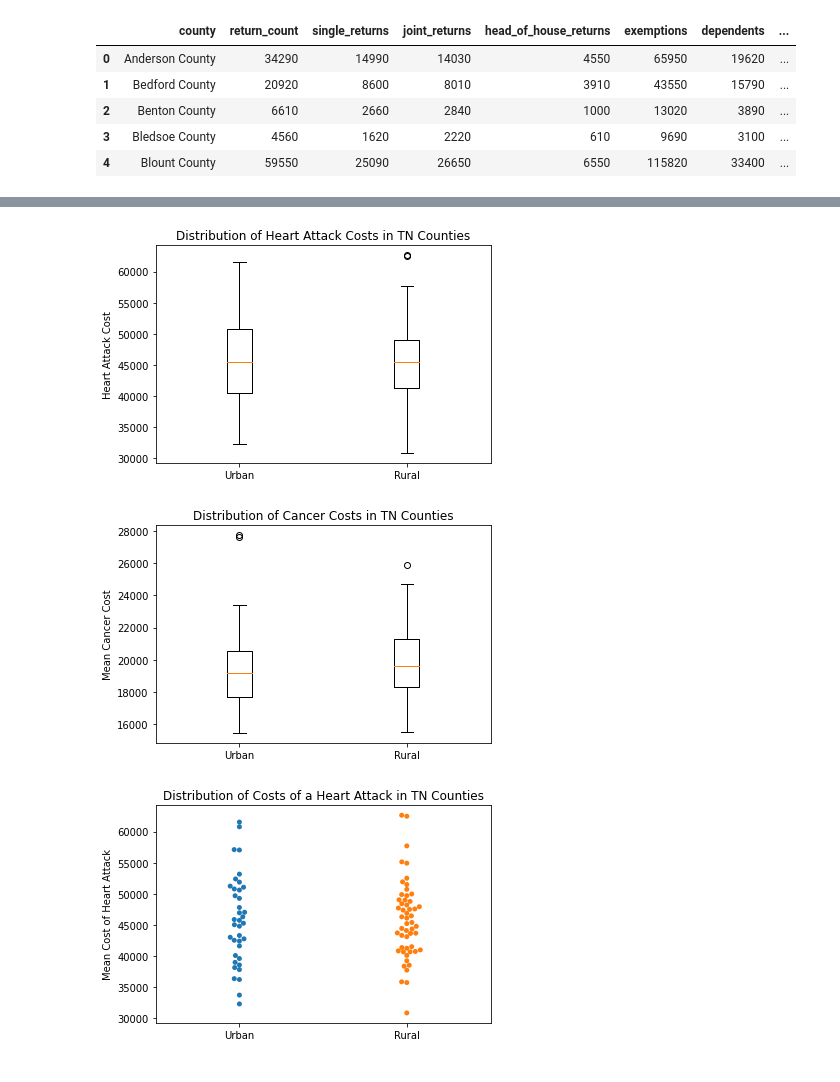
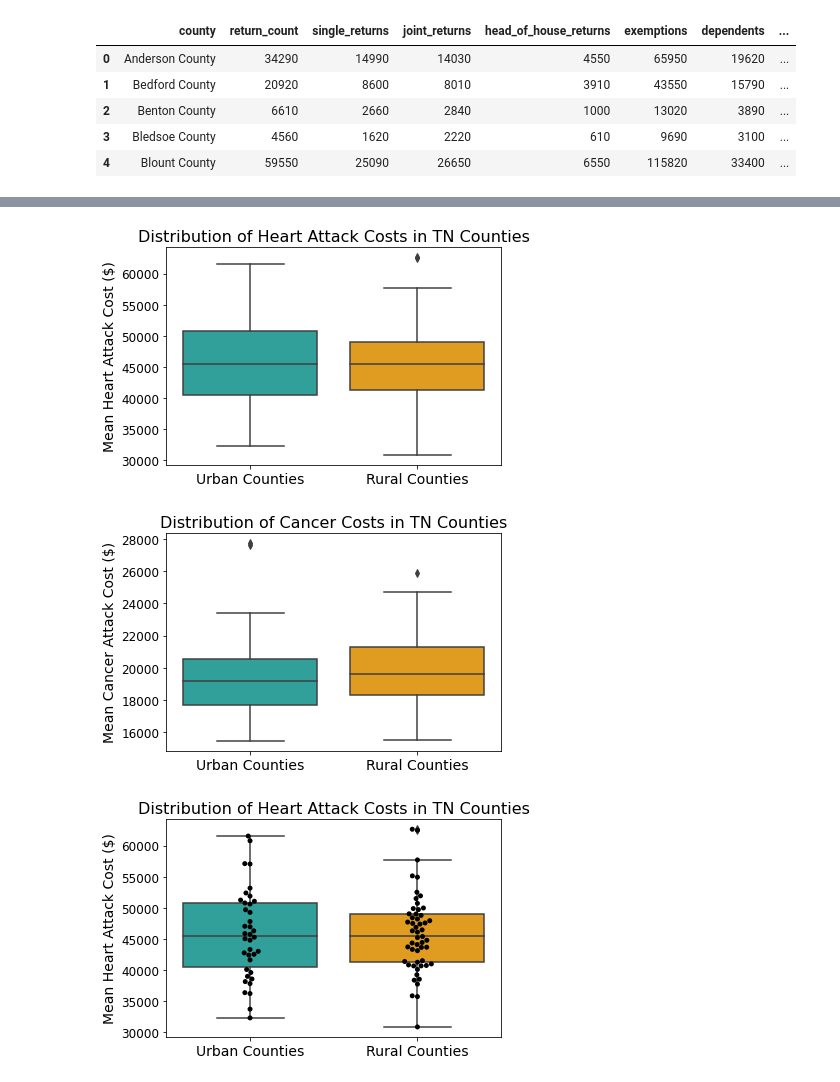
Before and after one commit to jgribble67/data-science-essentials-3, a Jupyter notebook: notebooks/TNMedicalExploration_Gribble.ipynb, the cells around one changed output, grey strips where cells are left out. Drawn from its saved outputs; the diff is of its cells as text; code cells hidden in the pictures.

Commit message:
Week 4 Coding Tasks: Update Graphs and Add Cloropleths

```diff
--- a/notebooks/TNMedicalExploration_Gribble.ipynb
+++ b/notebooks/TNMedicalExploration_Gribble.ipynb
@@ -355,25 +381,30 @@ plt.title("Distribution of Mean Income in TN Counties");
 # %%
 ha_data_boxplot = [ha_costs_df_TN_urban['analysis_value'], ha_costs_df_TN_rural['analysis_value']]
 # %%
-labels=ha_costs_df_TN['urban'].unique()
-plt.boxplot(ha_data_boxplot, labels=labels)
-plt.ylabel("Heart Attack Cost")
-plt.title("Distribution of Heart Attack Costs in TN Counties");
+sns.boxplot(data=ha_data_boxplot, palette = ["lightseagreen", "orange"])
+plt.ylabel("Mean Heart Attack Cost ($)", fontsize = 14)
+plt.yticks(fontsize = 12)
+plt.xticks(fontsize=14, labels = ["Urban Counties", "Rural Counties"], ticks = [0, 1])
+plt.title("Distribution of Heart Attack Costs in TN Counties", fontsize=16);
 # %% [output]
-[figure, old version]
+[figure, new version]
 # %%
 cancer_data_boxplot = [cancer_costs_df_TN_urban['analysis_value'], cancer_costs_df_TN_rural['analysis_value']]
-labels=cancer_costs_df_TN['urban'].unique()
-plt.boxplot(cancer_data_boxplot, labels=labels)
-plt.ylabel("Mean Cancer Cost")
-plt.title("Distribution of Cancer Costs in TN Counties");
+sns.boxplot(data=cancer_data_boxplot, palette = ["lightseagreen", "orange"])
+plt.ylabel("Mean Cancer Attack Cost ($)", fontsize = 14)
+plt.yticks(fontsize = 12)
+plt.xticks(fontsize=14, labels = ["Urban Counties", "Rural Counties"], ticks = [0, 1])
+plt.title("Distribution of Cancer Costs in TN Counties", fontsize=16);
 # %% [output]
-[figure, old version]
+[figure, new version]
 # %%
-sns.swarmplot(x="urban", y = "analysis_value", data = ha_costs_df_TN)
+sns.boxplot(data=ha_data_boxplot, palette = ["lightseagreen", "orange"])
+sns.swarmplot(x="urban", y = "analysis_value", data = ha_costs_df_TN, color = "black")
+plt.ylabel("Mean Heart Attack Cost ($)", fontsize = 14)
+plt.yticks(fontsize = 12)
+plt.xticks(fontsize=14, labels = ["Urban Counties", "Rural Counties"], ticks = [0, 1])
 plt.xlabel("")
-plt.ylabel("Mean Cost of Heart Attack")
-plt.title("Distribution of Costs of a Heart Attack in TN Counties");
+plt.title("Distribution of Heart Attack Costs in TN Counties", fontsize=16);
 # %% [output]
-[figure, old version]
+[figure, new version]
 # %%
```
Also changed, not shown: parts of 20 cells of this notebook.
